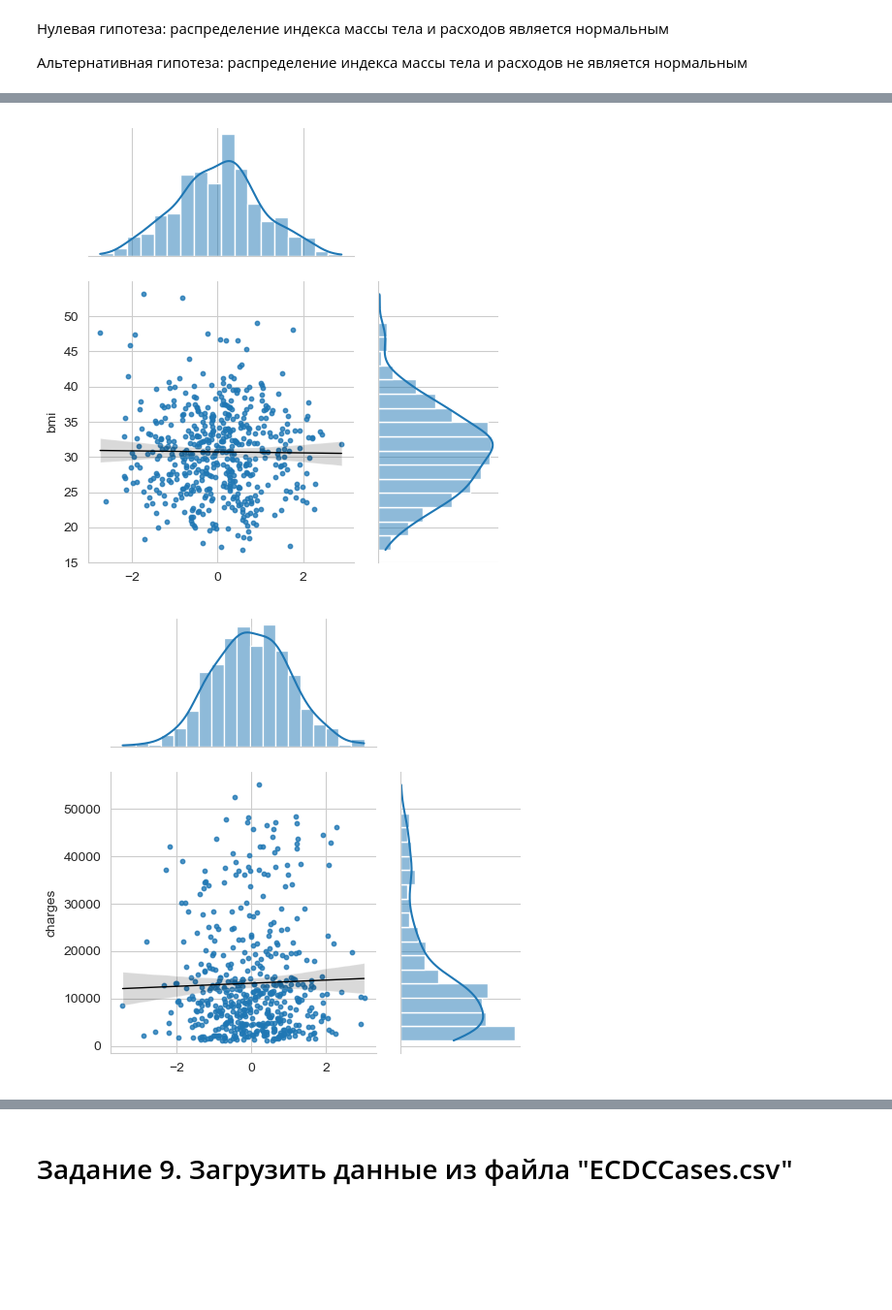
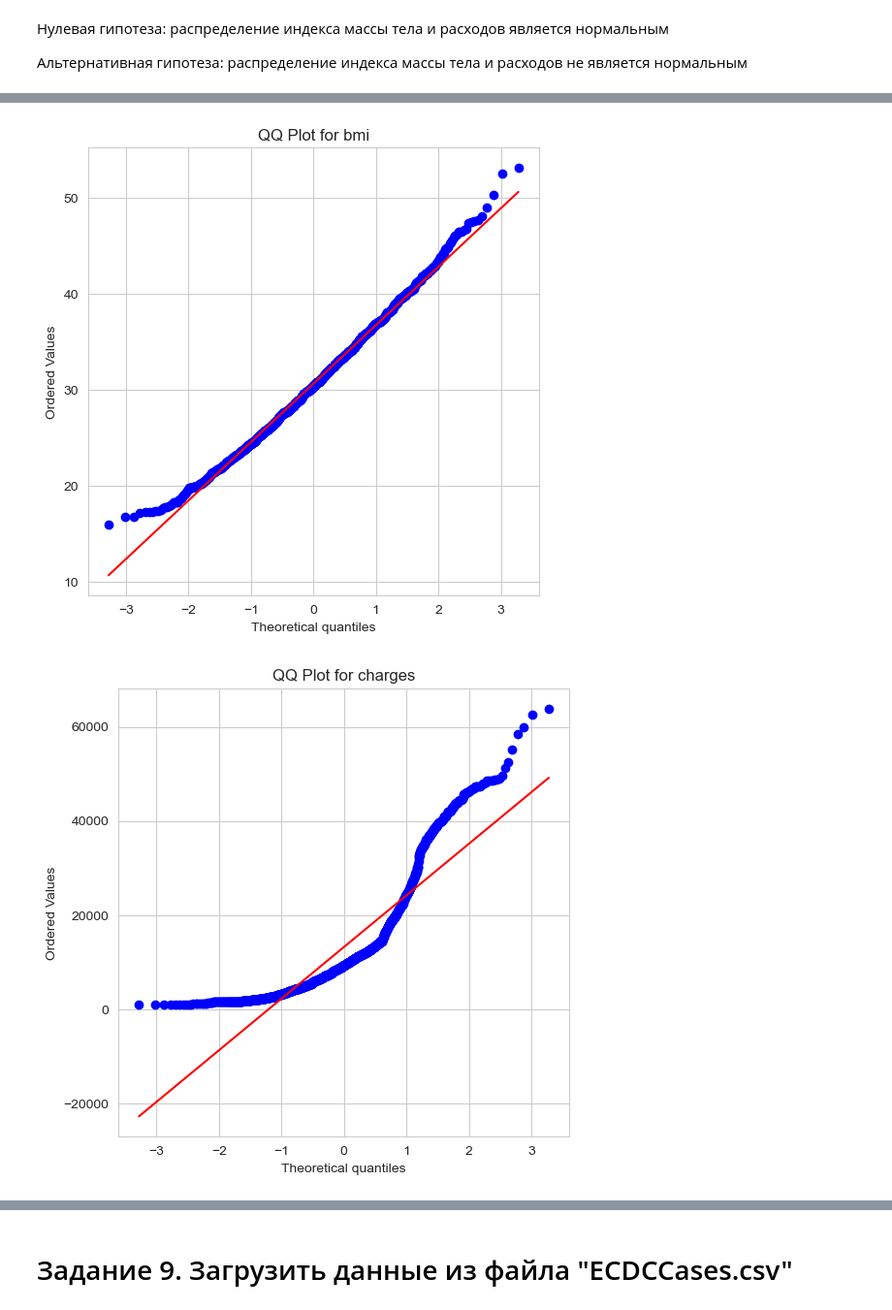
Before and after one commit to temerk1n/volvo-data-big, a Jupyter notebook: pr3/pr3.ipynb, the cells around one changed output, grey strips where cells are left out. Shown: that part at 97% size. Drawn from its saved outputs; the diff is of its cells as text; code cells hidden in the pictures; blank space fills up the shorter version.

```diff
--- a/pr3/pr3.ipynb
+++ b/pr3/pr3.ipynb
@@ -281,13 +282,16 @@ KstestResult(statistic=0.19435067672463863, pvalue=5.090480266594211e-17, statis
 # %%
 # Q-Q plot:
-f_1 = sns.jointplot(x=np.random.normal(0, 1, 500), y=data['bmi'].sample(500),
-                    kind='reg', truncate=True, height=5, ratio=2,
-                    scatter_kws={"s": 10,}, line_kws={'lw': 1, 'color': 'black'})
-f_2 = sns.jointplot(x=np.random.normal(0, 1, 500), y=data['charges'].sample(500),
-                    kind='reg', truncate=True, height=5, ratio=2,
-                    scatter_kws={"s": 10,}, line_kws={'lw': 1, 'color': 'black'})
+plt.figure(figsize=(6, 6))
+stats.probplot(data['bmi'], dist="norm", plot=plt)
+plt.title('QQ Plot for bmi')
+plt.show()
+
+plt.figure(figsize=(6, 6))
+stats.probplot(data['charges'], dist="norm", plot=plt)
+plt.title('QQ Plot for charges')
+plt.show()
 # %% [output]
-[figure, old version]
+[figure, new version]
-[figure, old version]
+[figure, new version]
 # %% [markdown]
 ## Выводы
```
Also changed, not shown: parts of 4 cells of this notebook, 7 other files.
